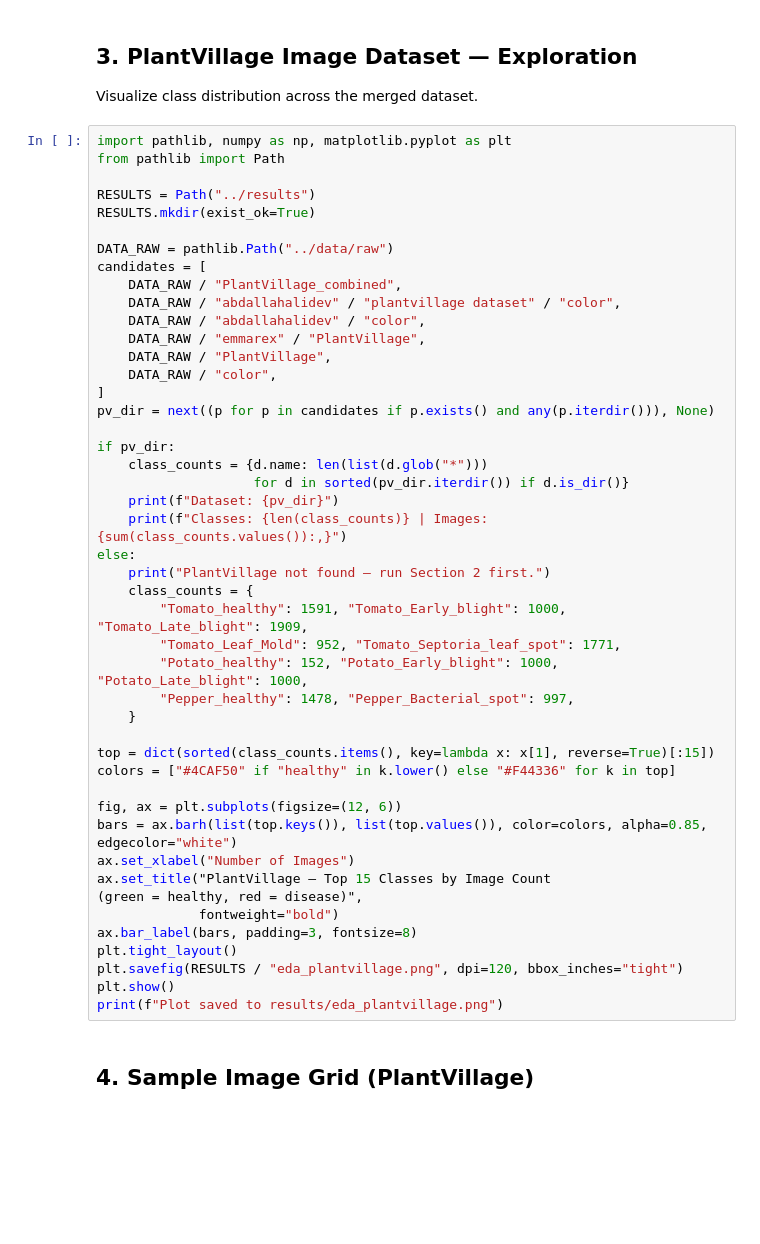
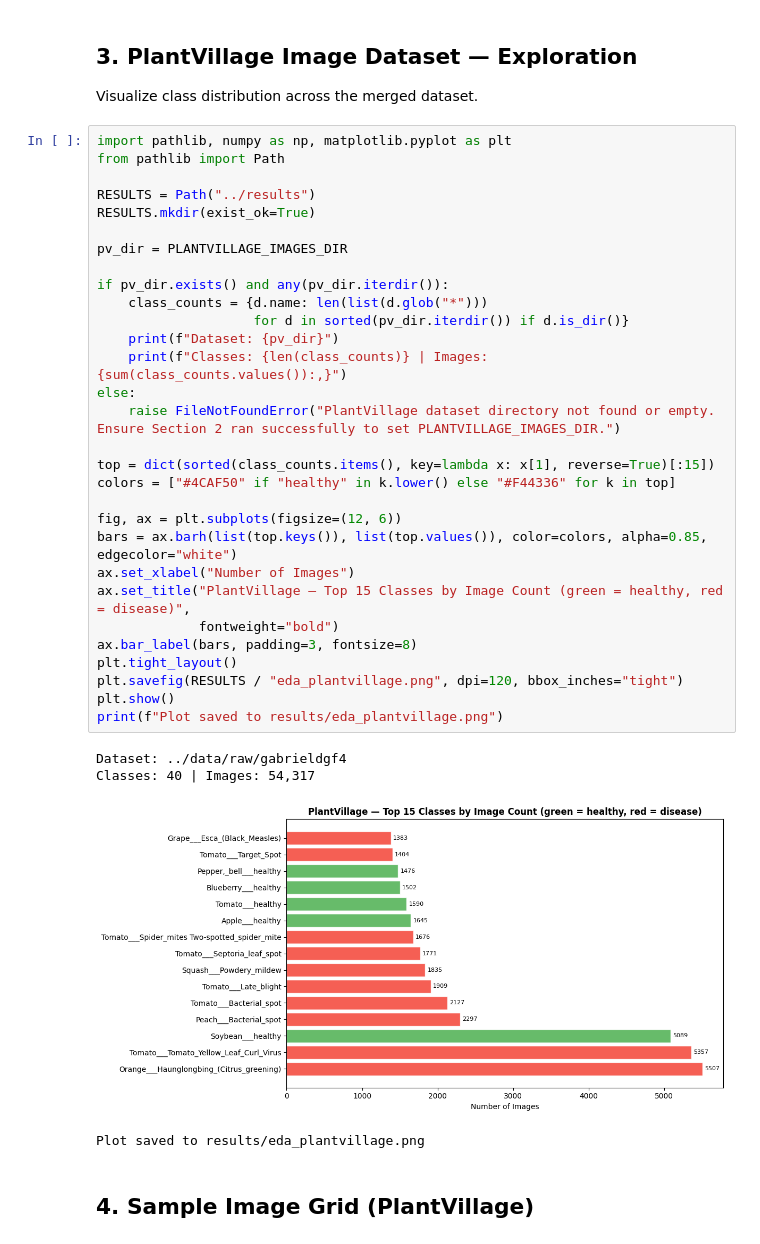
Before and after one commit to itsmekhang/crop-health-monitoring, a Jupyter notebook: notebooks/setup.ipynb, the cells around one changed output. Cells and saved outputs as stored; diff of their text form; blank space fills up the shorter version.

```diff
--- a/notebooks/setup.ipynb
+++ b/notebooks/setup.ipynb
@@ -112,49 +138,38 @@ Visualize class distribution across the merged dataset.
 # %%
 import pathlib, numpy as np, matplotlib.pyplot as plt
 from pathlib import Path
 
 RESULTS = Path("../results")
 RESULTS.mkdir(exist_ok=True)
 
-DATA_RAW = pathlib.Path("../data/raw")
-candidates = [
-    DATA_RAW / "PlantVillage_combined",
-    DATA_RAW / "abdallahalidev" / "plantvillage dataset" / "color",
-    DATA_RAW / "abdallahalidev" / "color",
-    DATA_RAW / "emmarex" / "PlantVillage",
-    DATA_RAW / "PlantVillage",
-    DATA_RAW / "color",
-]
-pv_dir = next((p for p in candidates if p.exists() and any(p.iterdir())), None)
+pv_dir = PLANTVILLAGE_IMAGES_DIR
 
-if pv_dir:
+if pv_dir.exists() and any(pv_dir.iterdir()):
     class_counts = {d.name: len(list(d.glob("*")))
                     for d in sorted(pv_dir.iterdir()) if d.is_dir()}
     print(f"Dataset: {pv_dir}")
     print(f"Classes: {len(class_counts)} | Images: {sum(class_counts.values()):,}")
 else:
-    print("PlantVillage not found — run Section 2 first.")
-    class_counts = {
-        "Tomato_healthy": 1591, "Tomato_Early_blight": 1000, "Tomato_Late_blight": 1909,
-        "Tomato_Leaf_Mold": 952, "Tomato_Septoria_leaf_spot": 1771,
-        "Potato_healthy": 152, "Potato_Early_blight": 1000, "Potato_Late_blight": 1000,
-        "Pepper_healthy": 1478, "Pepper_Bacterial_spot": 997,
-    }
+    raise FileNotFoundError("PlantVillage dataset directory not found or empty. Ensure Section 2 ran successfully to set PLANTVILLAGE_IMAGES_DIR.")
 
 top = dict(sorted(class_counts.items(), key=lambda x: x[1], reverse=True)[:15])
 colors = ["#4CAF50" if "healthy" in k.lower() else "#F44336" for k in top]
 
 fig, ax = plt.subplots(figsize=(12, 6))
 bars = ax.barh(list(top.keys()), list(top.values()), color=colors, alpha=0.85, edgecolor="white")
 ax.set_xlabel("Number of Images")
-ax.set_title("PlantVillage — Top 15 Classes by Image Count
-(green = healthy, red = disease)",
+ax.set_title("PlantVillage — Top 15 Classes by Image Count (green = healthy, red = disease)",
              fontweight="bold")
 ax.bar_label(bars, padding=3, fontsize=8)
 plt.tight_layout()
 plt.savefig(RESULTS / "eda_plantvillage.png", dpi=120, bbox_inches="tight")
 plt.show()
 print(f"Plot saved to results/eda_plantvillage.png")
+# %% [output]
+Dataset: ../data/raw/gabrieldgf4
+Classes: 40 | Images: 54,317
+[figure, added]
+Plot saved to results/eda_plantvillage.png
 # %% [markdown]
 ## 4. Sample Image Grid (PlantVillage)
 # %%
```
Also changed, not shown: parts of 20 cells of this notebook, 3 other files.
